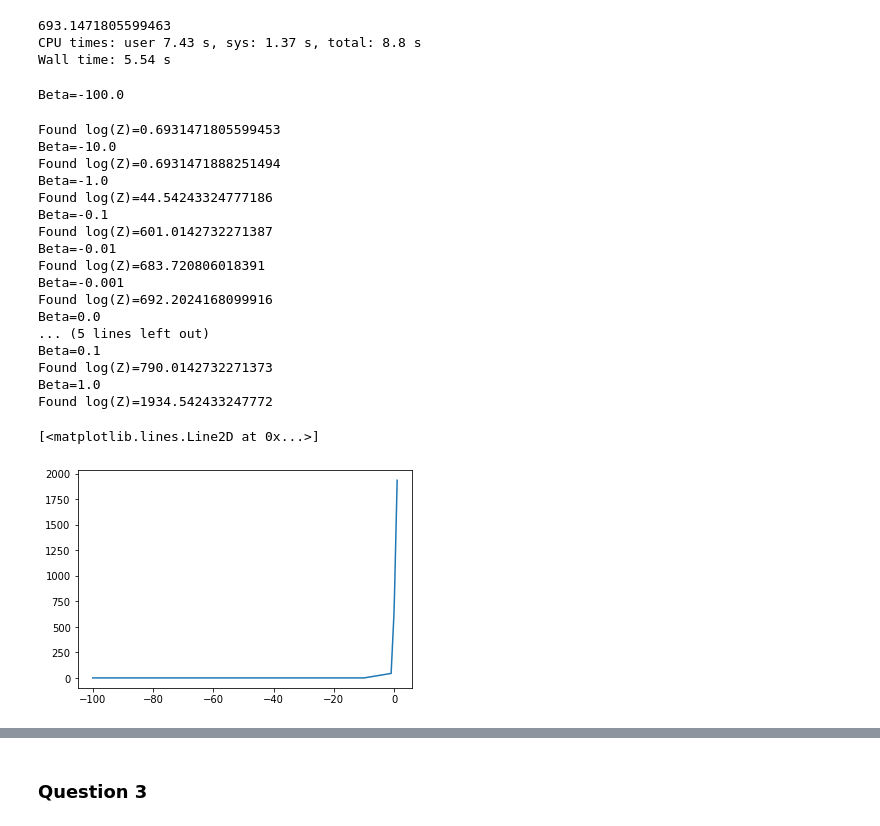
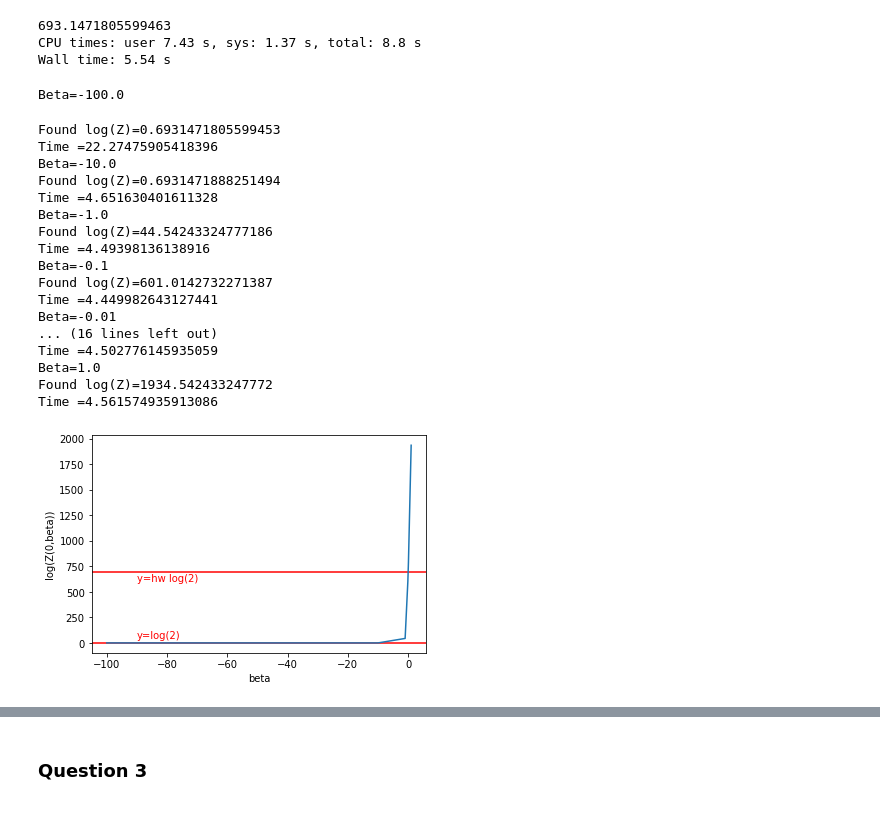
Before and after one commit to VincentHenric/PGM_homework_2, a Jupyter notebook: exercise2.ipynb, the cells around one changed output, grey strips where cells are left out. Drawn from its saved outputs; the diff is of its cells as text; code cells hidden in the pictures.

```diff
--- a/exercise2.ipynb
+++ b/exercise2.ipynb
@@ -263,37 +257,40 @@ upper = 2**(h*w) * lower
 # %%
 betas = np.concatenate((np.sort(-1*np.logspace(-3,2,6)), [0], np.logspace(-3,0,4)))
 Zs = []
+times = []
+
 for beta in betas:
+    start_time = time.time()
     print('Beta={}'.format(beta))
     psi, psi_2 = ising_junction(beta, w=10, h=100)
     ch = undirected_chain(psi, psi_2)
     ch.sum_product()
     Z = ch.get_log_Z(-1)
+    end_time = time.time()
+    total_time = end_time - start_time
+    times.append(total_time)
     Zs.append(Z)
     print('Found log(Z)={}'.format(Z))
-Zs=np.array(Zs)
+    print('Time ={}'.format(total_time))
+
+Zs = np.array(Zs)
+times = np.array(times)
 # %% [output]
 Beta=-100.0
 Found log(Z)=0.6931471805599453
+Time =22.27475905418396
 Beta=-10.0
 Found log(Z)=0.6931471888251494
+Time =4.651630401611328
 Beta=-1.0
 Found log(Z)=44.54243324777186
+Time =4.49398136138916
 Beta=-0.1
 Found log(Z)=601.0142732271387
+Time =4.449982643127441
 Beta=-0.01
-Found log(Z)=683.720806018391
-Beta=-0.001
-Found log(Z)=692.2024168099916
-Beta=0.0
-... (5 lines left out)
-Beta=0.1
-Found log(Z)=790.0142732271373
+... (16 lines left out)
+Time =4.502776145935059
 Beta=1.0
 Found log(Z)=1934.542433247772
+Time =4.561574935913086
-# %%
-plt.plot(betas, Zs)
-# plt.ylim(0,5)
-# %% [output]
-[<matplotlib.lines.Line2D at 0x...>]
-[figure, removed]
@@ -300,3 +300,17 @@ plt.plot(betas, Zs)
+# %%
+plt.axhline(np.log(2), color='red')
+plt.axhline(100*10*np.log(2), color='red')
+
+plt.text(-90, 50, 'y=log(2)', color='red')
+plt.text(-90, 600, 'y=hw log(2)', color='red')
+
+plt.plot(betas, Zs)
+# plt.ylim(0,5)
+plt.xlabel('beta')
+plt.ylabel('log(Z(0,beta))')
+# plt.savefig('pictures/exercise_2/junction_tree_Z_vs_beta.png')
+# %% [output]
+[figure, added]
 # %%
 neg_betas_idx = np.where(betas<0)[0]
 neg_betas = betas[neg_betas_idx]
```
Also changed, not shown: parts of 32 cells of this notebook.
